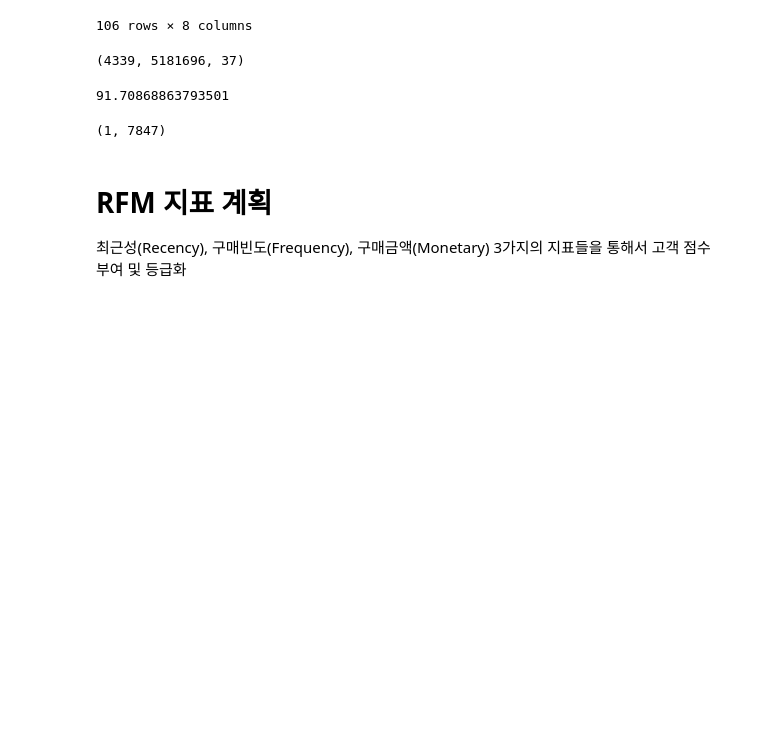
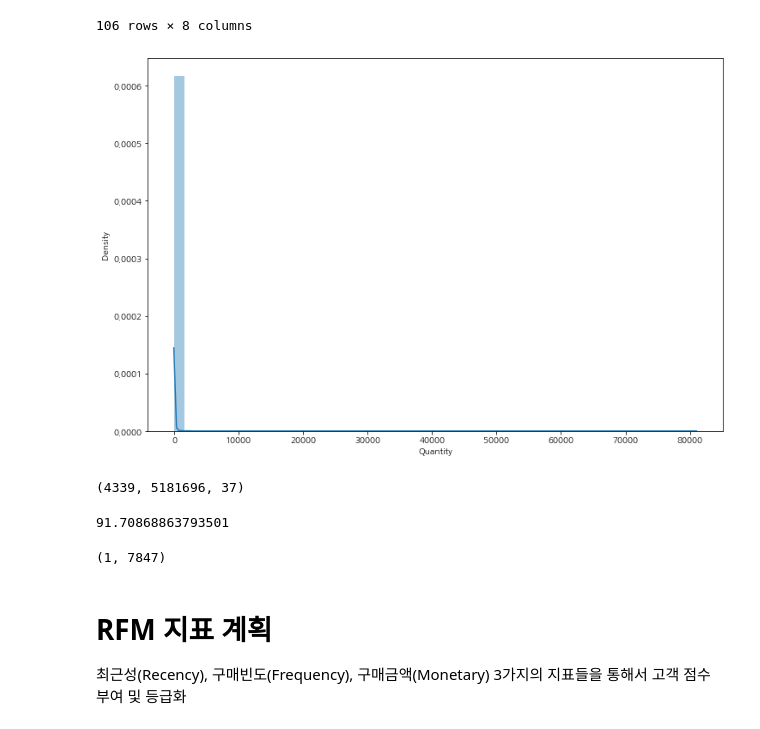
Before and after one commit to seonydg/ml-development-of-e-commerce-purchase-indicators, a Jupyter notebook: development-of-e-commerce-purchase-indicators.ipynb, the cells around one changed output. Saved outputs shown, nothing was run; the diff lists cells and outputs as text; code cells hidden in the pictures; blank space fills up the shorter version.

```diff
--- a/development-of-e-commerce-purchase-indicators.ipynb
+++ b/development-of-e-commerce-purchase-indicators.ipynb
@@ -186,6 +186,12 @@ df[df['Quantity'] > 1000]
 | 540071 | 581459 | 22197 | POPCORN HOLDER | 1200 | 12/8/2011 18:46 | 0.72 | 17949.0 | United Kingdom |
 | 540421 | 581483 | 23843 | PAPER CRAFT , LITTLE BIRDIE | 80995 | 12/9/2011 9:15 | 2.08 | 16446.0 | United Kingdom |
 106 rows × 8 columns
+# %%
+plt.figure(figsize=(12, 8))
+sns.distplot(df['Quantity'])
+plt.show()
+# %% [output]
+[figure, added]
 # %%
 # 이용 고객수(4,338명), 이용품목건수(510만건), 이용 나라(37개국)
 df['CustomerID'].nunique(), df['Quantity'].sum(), df['Country'].nunique()
```
Also changed, not shown: parts of 12 cells of this notebook.
